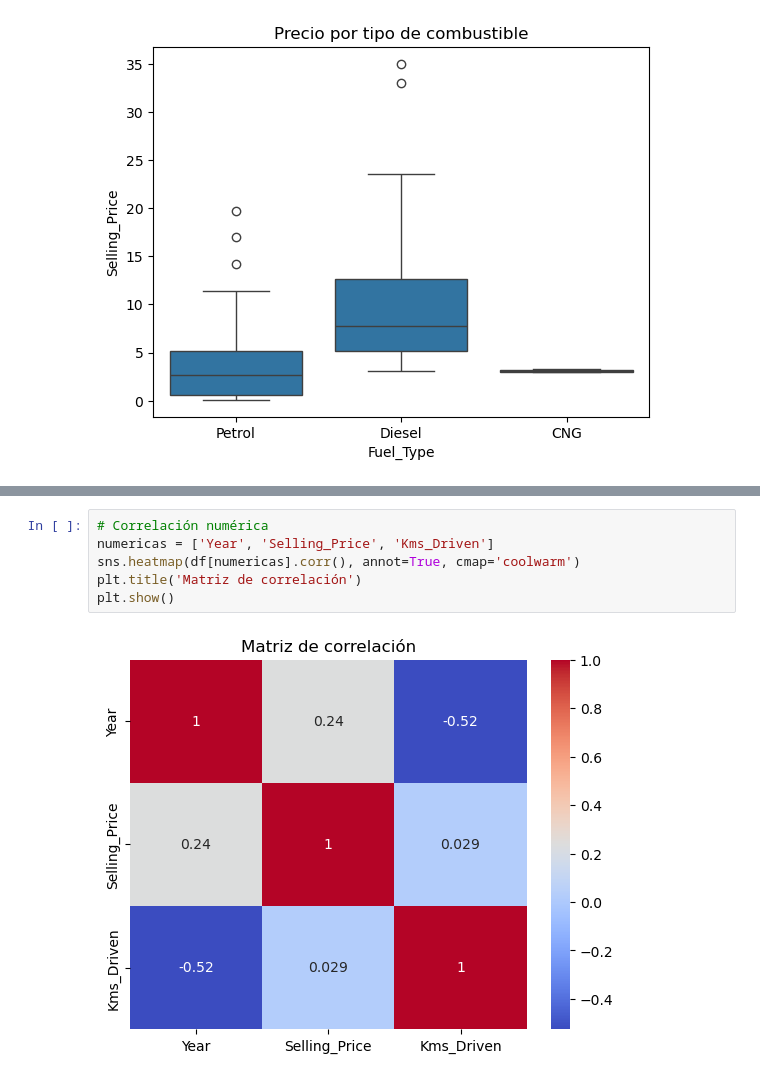
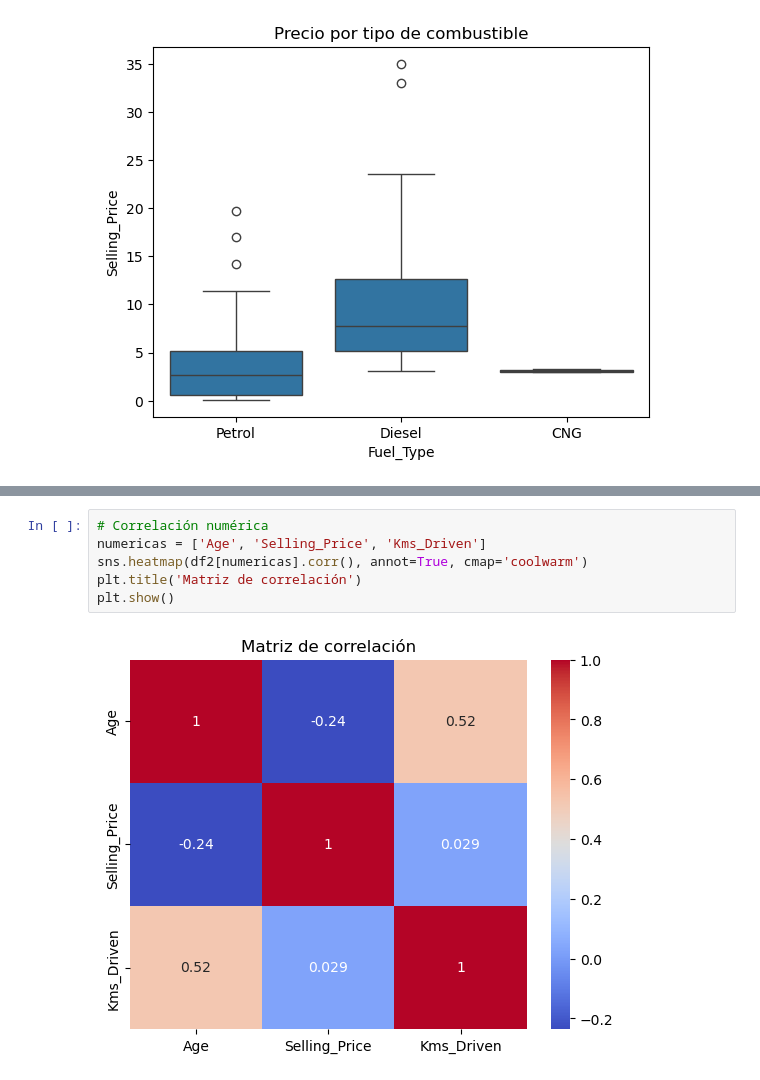
Before and after one commit to jadceron/taller3, a Jupyter notebook: Tarea3_Regresion_Lineal_vehicle_dataset.ipynb, the cells around one changed output, grey strips where cells are left out. Saved outputs shown, nothing was run; the diff lists cells and outputs as text.

```diff
--- a/Tarea3_Regresion_Lineal_vehicle_dataset.ipynb
+++ b/Tarea3_Regresion_Lineal_vehicle_dataset.ipynb
@@ -174,8 +175,8 @@ plt.show()
 # %%
 # Correlación numérica
-numericas = ['Year', 'Selling_Price', 'Kms_Driven']
-sns.heatmap(df[numericas].corr(), annot=True, cmap='coolwarm')
+numericas = ['Age', 'Selling_Price', 'Kms_Driven']
+sns.heatmap(df2[numericas].corr(), annot=True, cmap='coolwarm')
 plt.title('Matriz de correlación')
 plt.show()
 # %% [output]
-[figure, old version]
+[figure, new version]
```
Also changed, not shown: parts of 11 cells of this notebook.
